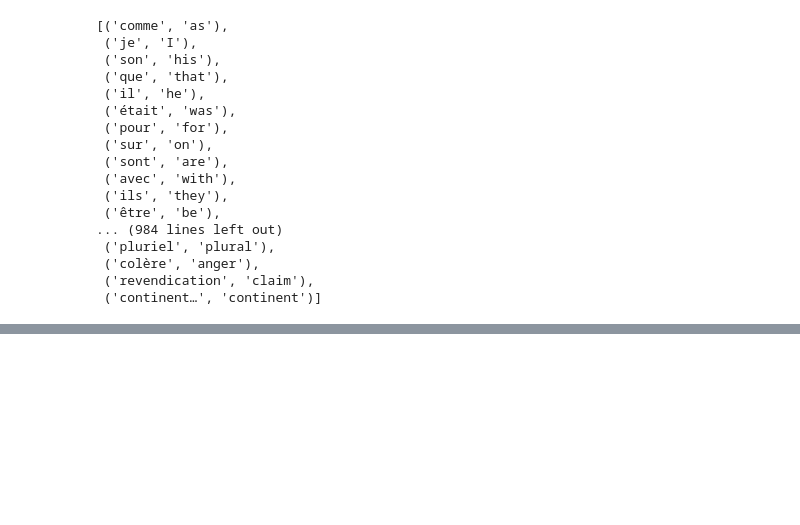
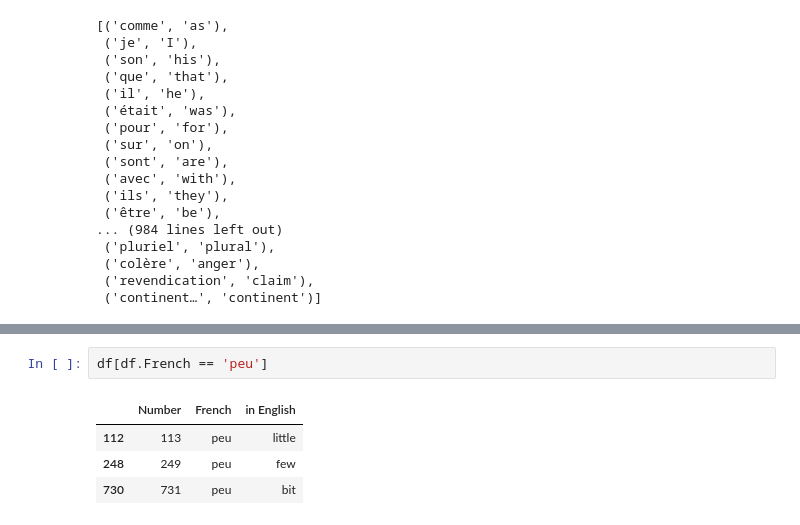
Before and after one commit to KCristopher/flashcards, a Jupyter notebook: making_flashcards.ipynb, the cells around one changed output, grey strips where cells are left out. Saved outputs shown, nothing was run; the diff lists cells and outputs as text; blank space fills up the shorter version.

```diff
--- a/making_flashcards.ipynb
+++ b/making_flashcards.ipynb
@@ -36,0 +47,7 @@ words_translations
+# %%
+df[df.French == 'peu']
+# %% [output]
+|  | Number | French | in English |
+| 112 | 113 | peu | little |
+| 248 | 249 | peu | few |
+| 730 | 731 | peu | bit |
```
Also changed, not shown: parts of 7 cells of this notebook.
